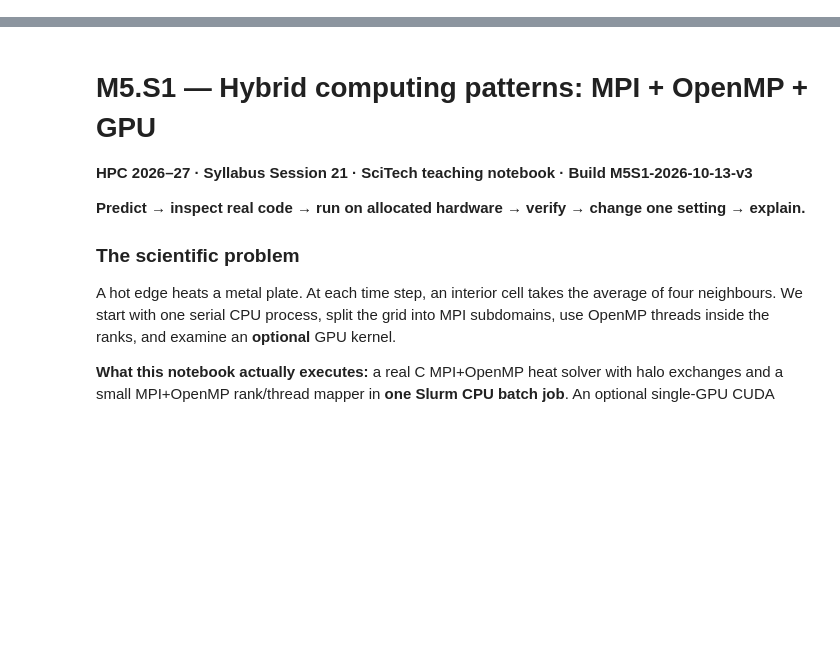
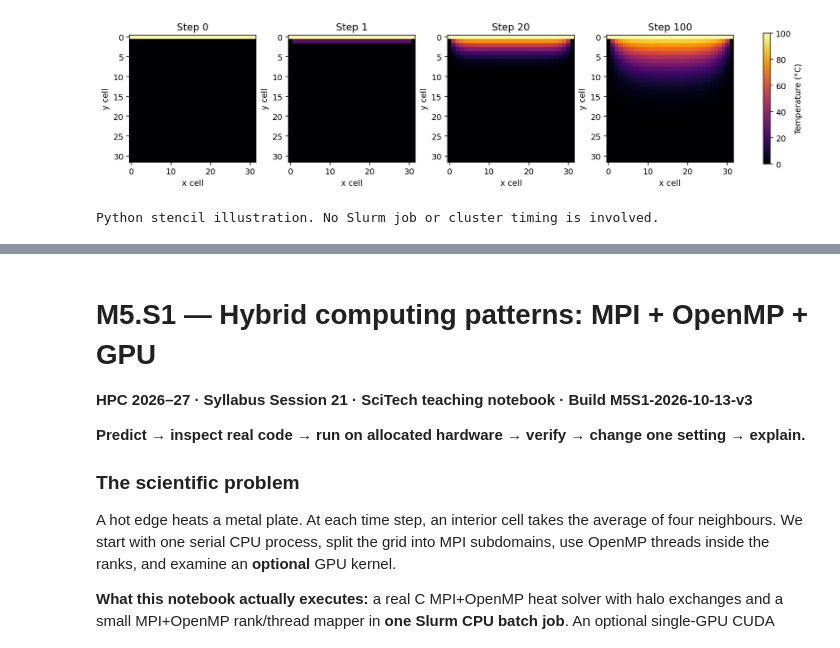
Before and after one commit to OscarDiez/hpc_course, a Jupyter notebook: sessions/M5S1_hybrid_computing/M5S1_hybrid_computing.ipynb, the cells around one changed output, grey strips where cells are left out. Saved outputs shown, nothing was run; the diff lists cells and outputs as text; code cells hidden in the pictures; blank space fills up the shorter version.

```diff
--- a/sessions/M5S1_hybrid_computing/M5S1_hybrid_computing.ipynb
+++ b/sessions/M5S1_hybrid_computing/M5S1_hybrid_computing.ipynb
@@ -0,0 +50,27 @@
+# %%
+# A small Python explanation of the stencil, not an HPC performance measurement.
+import numpy as np
+import matplotlib.pyplot as plt
+n = 32
+old = np.zeros((n, n), dtype=np.float64)
+old[0, :] = 100.0
+snapshots = {0: old.copy()}
+for step in range(1, 101):
+    new = old.copy()
+    new[1:-1, 1:-1] = 0.25 * (old[:-2, 1:-1] + old[2:, 1:-1]
+                              + old[1:-1, :-2] + old[1:-1, 2:])
+    old = new
+    if step in (1, 20, 100):
+        snapshots[step] = old.copy()
+fig, axes = plt.subplots(1, 4, figsize=(12, 3), layout="constrained")
+for ax, (step, field) in zip(axes, snapshots.items()):
+    im = ax.imshow(field, cmap="inferno", vmin=0, vmax=100)
+    ax.set_title(f"Step {step}")
+    ax.set_xlabel("x cell")
+    ax.set_ylabel("y cell")
+fig.colorbar(im, ax=axes, label="Temperature (°C)", shrink=0.8)
+plt.show()
+print("Python stencil illustration. No Slurm job or cluster timing is involved.")
+# %% [output]
+[figure, added]
+Python stencil illustration. No Slurm job or cluster timing is involved.
```
Also changed, not shown: parts of 53 cells of this notebook, 23 other files.
